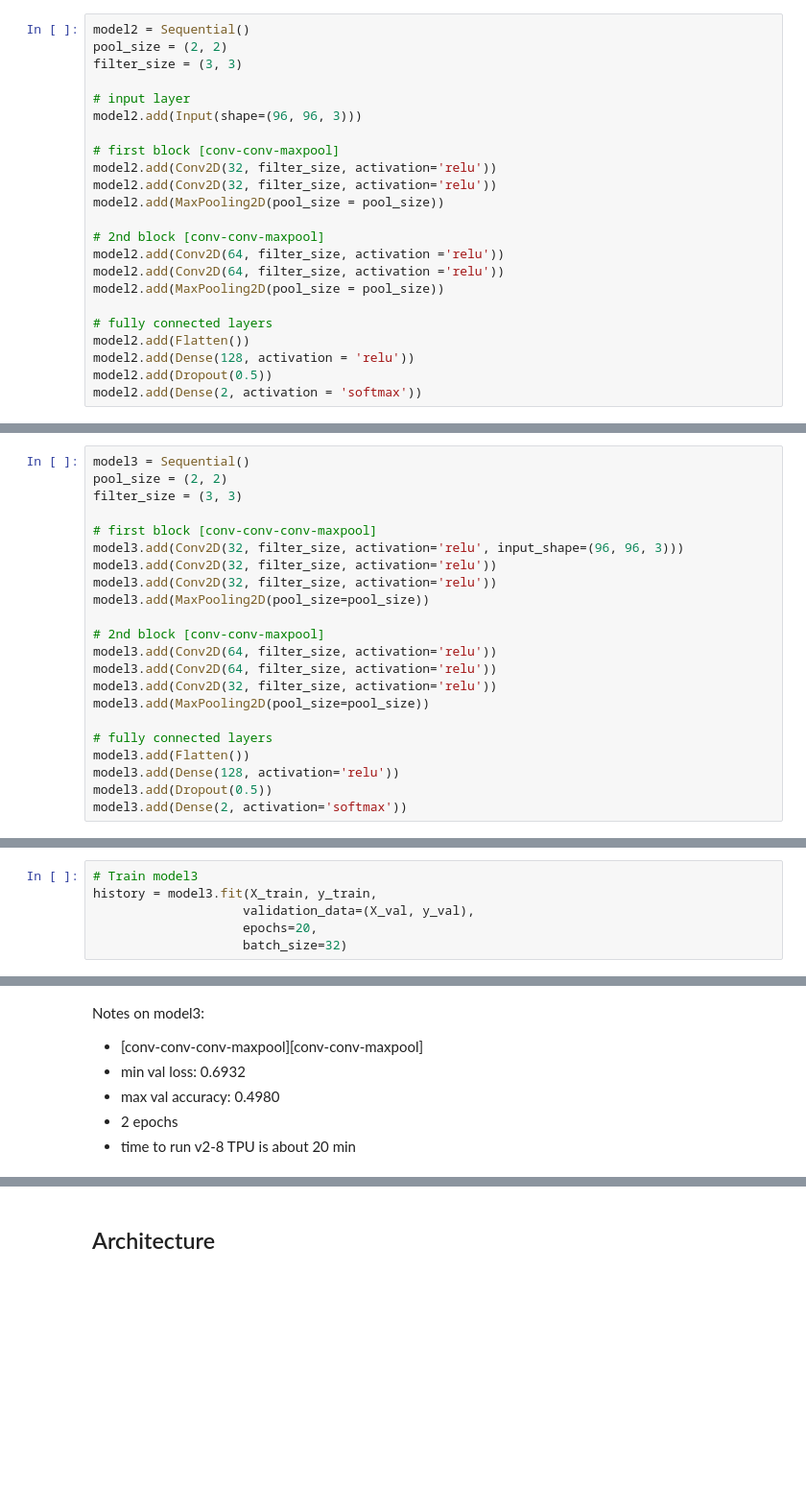
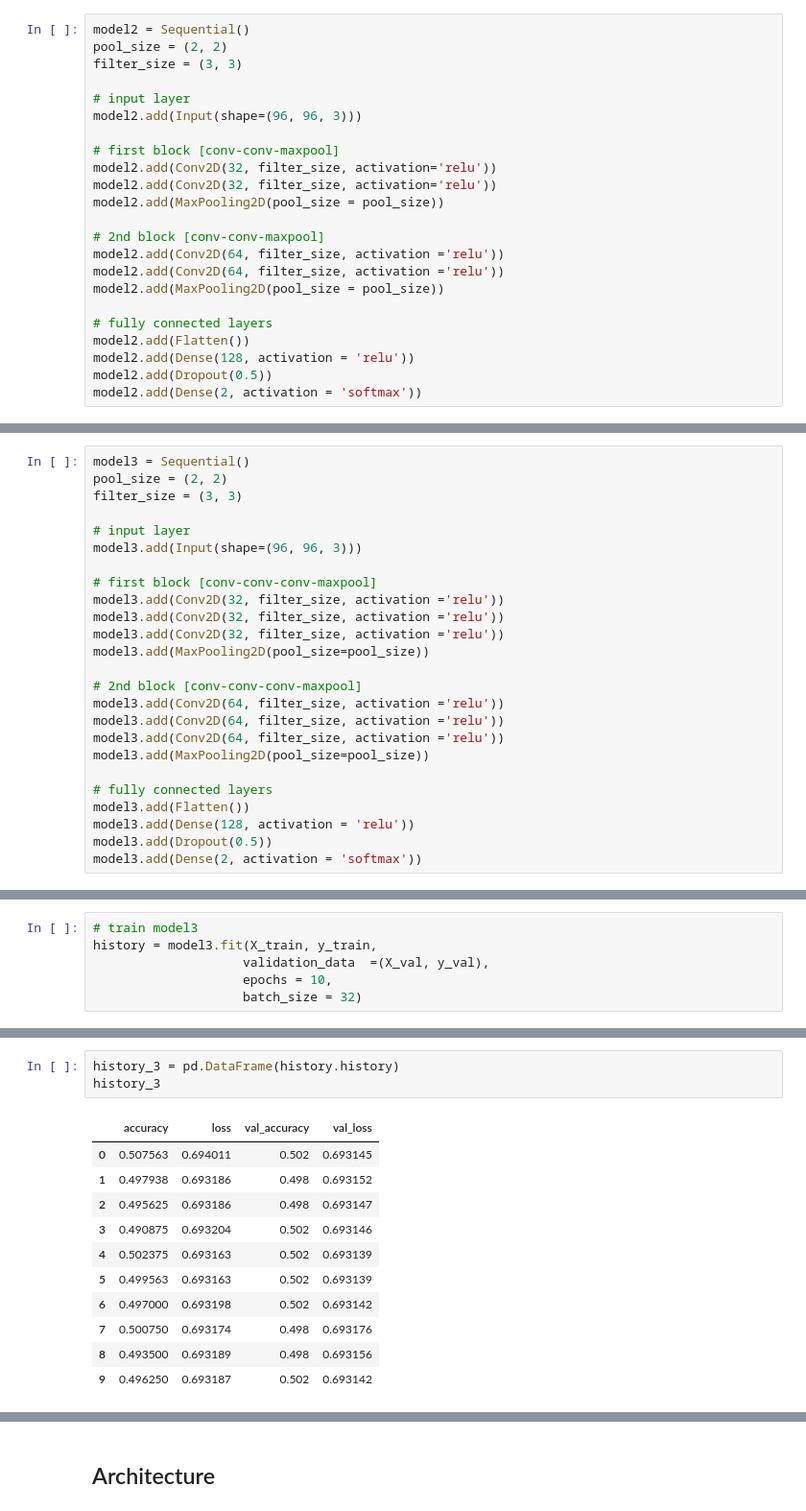
Before and after one commit to FleaBusyBeeBergs/dtsa5511-cnn-cancer-detection, a Jupyter notebook: cnn-cancer-detection.ipynb, the cells around one changed output, grey strips where cells are left out. Shown at 96% size. Drawn from its saved outputs; the diff is of its cells as text; blank space fills up the shorter version.

```diff
--- a/cnn-cancer-detection.ipynb
+++ b/cnn-cancer-detection.ipynb
@@ -340,21 +340,24 @@ model3 = Sequential()
 pool_size = (2, 2)
 filter_size = (3, 3)
 
+# input layer
+model3.add(Input(shape=(96, 96, 3)))
+
 # first block [conv-conv-conv-maxpool]
-model3.add(Conv2D(32, filter_size, activation='relu', input_shape=(96, 96, 3)))
-model3.add(Conv2D(32, filter_size, activation='relu'))
-model3.add(Conv2D(32, filter_size, activation='relu'))
+model3.add(Conv2D(32, filter_size, activation ='relu'))
+model3.add(Conv2D(32, filter_size, activation ='relu'))
+model3.add(Conv2D(32, filter_size, activation ='relu'))
 model3.add(MaxPooling2D(pool_size=pool_size))
 
-# 2nd block [conv-conv-maxpool]
-model3.add(Conv2D(64, filter_size, activation='relu'))
-model3.add(Conv2D(64, filter_size, activation='relu'))
-model3.add(Conv2D(32, filter_size, activation='relu'))
+# 2nd block [conv-conv-conv-maxpool]
+model3.add(Conv2D(64, filter_size, activation ='relu'))
+model3.add(Conv2D(64, filter_size, activation ='relu'))
+model3.add(Conv2D(64, filter_size, activation ='relu'))
 model3.add(MaxPooling2D(pool_size=pool_size))
 
 # fully connected layers
 model3.add(Flatten())
-model3.add(Dense(128, activation='relu'))
+model3.add(Dense(128, activation = 'relu'))
 model3.add(Dropout(0.5))
-model3.add(Dense(2, activation='softmax'))
+model3.add(Dense(2, activation = 'softmax'))
 # %%
@@ -365,6 +368,6 @@ model3.compile(optimizer='adam',
 # %%
-# Train model3
+# train model3
 history = model3.fit(X_train, y_train,
-                    validation_data=(X_val, y_val),
-                    epochs=20,
-                    batch_size=32)
+                    validation_data  =(X_val, y_val),
+                    epochs = 10,
+                    batch_size = 32)
@@ -371,8 +395,15 @@ history = model3.fit(X_train, y_train,
-# %% [markdown]
-Notes on model3:
-
-* [conv-conv-conv-maxpool][conv-conv-maxpool]
-* min val loss: 0.6932
-* max val accuracy: 0.4980
-* 2 epochs
-* time to run v2-8 TPU is about 20 min
+# %%
+history_3 = pd.DataFrame(history.history)
+history_3
+# %% [output]
+|  | accuracy | loss | val_accuracy | val_loss |
+| 0 | 0.507563 | 0.694011 | 0.502 | 0.693145 |
+| 1 | 0.497938 | 0.693186 | 0.498 | 0.693152 |
+| 2 | 0.495625 | 0.693186 | 0.498 | 0.693147 |
+| 3 | 0.490875 | 0.693204 | 0.502 | 0.693146 |
+| 4 | 0.502375 | 0.693163 | 0.502 | 0.693139 |
+| 5 | 0.499563 | 0.693163 | 0.502 | 0.693139 |
+| 6 | 0.497000 | 0.693198 | 0.502 | 0.693142 |
+| 7 | 0.500750 | 0.693174 | 0.498 | 0.693176 |
+| 8 | 0.493500 | 0.693189 | 0.498 | 0.693156 |
+| 9 | 0.496250 | 0.693187 | 0.502 | 0.693142 |
```
Also changed, not shown: parts of 13 cells of this notebook.
